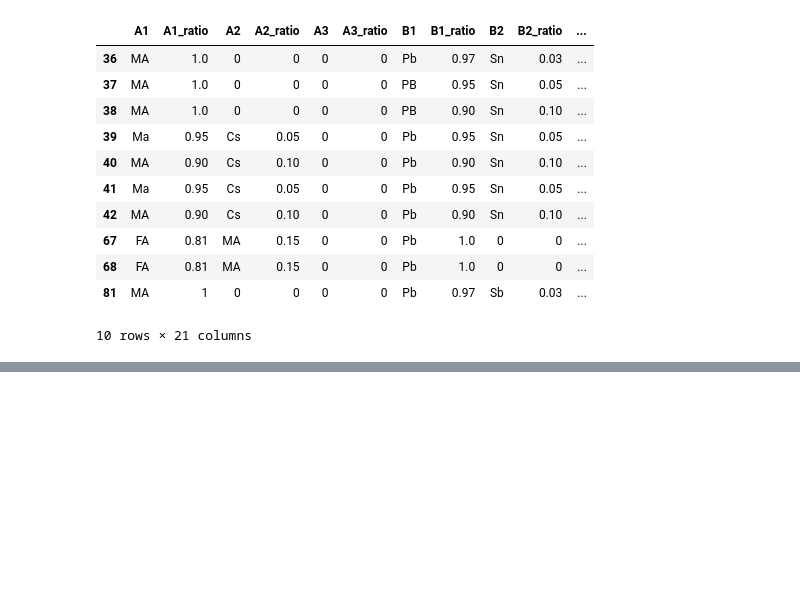
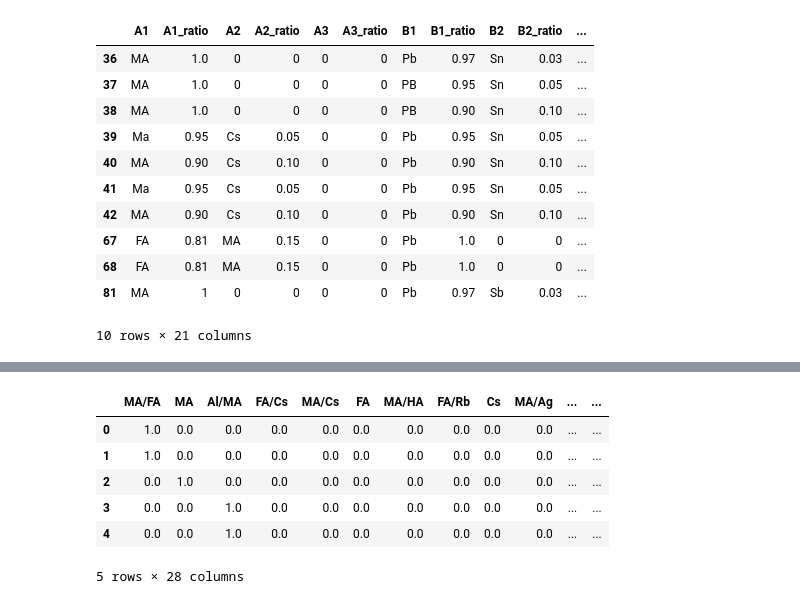
Before and after one commit to sdf94/DDDP-1, a Jupyter notebook: Yongquan_revised_dataframe.ipynb, the cells around one changed output, grey strips where cells are left out. Drawn from its saved outputs; the diff is of its cells as text; code cells hidden in the pictures; blank space fills up the shorter version.

```diff
--- a/Yongquan_revised_dataframe.ipynb
+++ b/Yongquan_revised_dataframe.ipynb
@@ -107,0 +186,13 @@ data1.loc[data1['X_sum']!=1]
+# %%
+# replce all non-zero values to 1 except last 'PCE' column
+df2 = df1.drop('PCE', axis=1)
+df2[df2 != 0] = 1
+df2.head()
+# %% [output]
+|  | MA/FA | MA | Al/MA | FA/Cs | MA/Cs | FA | MA/HA | FA/Rb | Cs | MA/Ag | ... | ... |
+| 0 | 1.0 | 0.0 | 0.0 | 0.0 | 0.0 | 0.0 | 0.0 | 0.0 | 0.0 | 0.0 | ... | ... |
+| 1 | 1.0 | 0.0 | 0.0 | 0.0 | 0.0 | 0.0 | 0.0 | 0.0 | 0.0 | 0.0 | ... | ... |
+| 2 | 0.0 | 1.0 | 0.0 | 0.0 | 0.0 | 0.0 | 0.0 | 0.0 | 0.0 | 0.0 | ... | ... |
+| 3 | 0.0 | 0.0 | 1.0 | 0.0 | 0.0 | 0.0 | 0.0 | 0.0 | 0.0 | 0.0 | ... | ... |
+| 4 | 0.0 | 0.0 | 1.0 | 0.0 | 0.0 | 0.0 | 0.0 | 0.0 | 0.0 | 0.0 | ... | ... |
+5 rows × 28 columns
```
Also changed, not shown: parts of 9 cells of this notebook.
